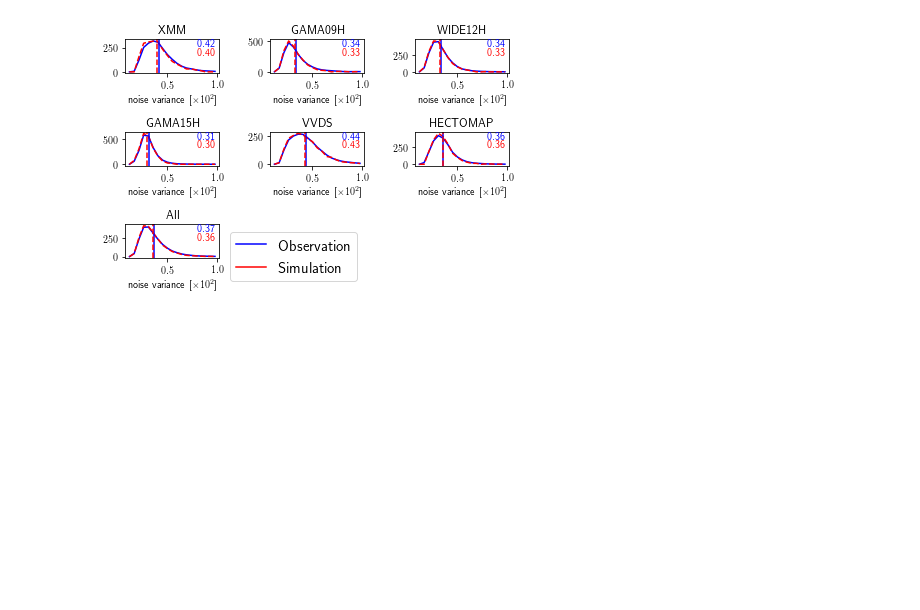
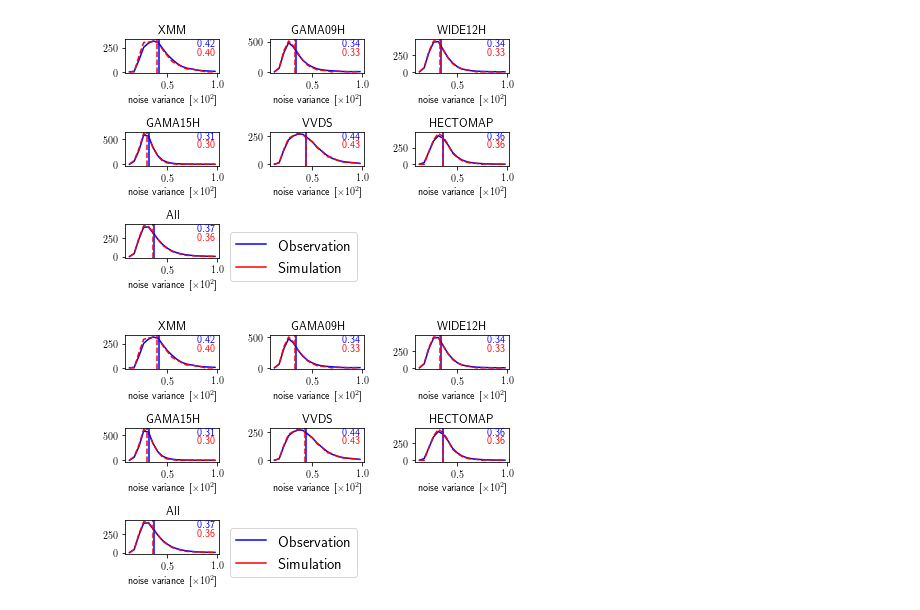
Before and after one commit to mr-superonion/G3sim-HSC, a Jupyter notebook: notebook/blind/3_1-recheck-histograms-psf.ipynb, the cells around one changed output. Cells and saved outputs as stored; diff of their text form; code cells hidden in the pictures; blank space fills up the shorter version.

```diff
--- a/notebook/blind/3_1-recheck-histograms-psf.ipynb
+++ b/notebook/blind/3_1-recheck-histograms-psf.ipynb
@@ -164,3 +168,7 @@ figP.tight_layout()
 figN
 # %% [output]
 [figure]
+# %%
+figN
+# %% [output]
+[figure, added]
```
Also changed, not shown: parts of 5 cells of this notebook, 24 other files.
